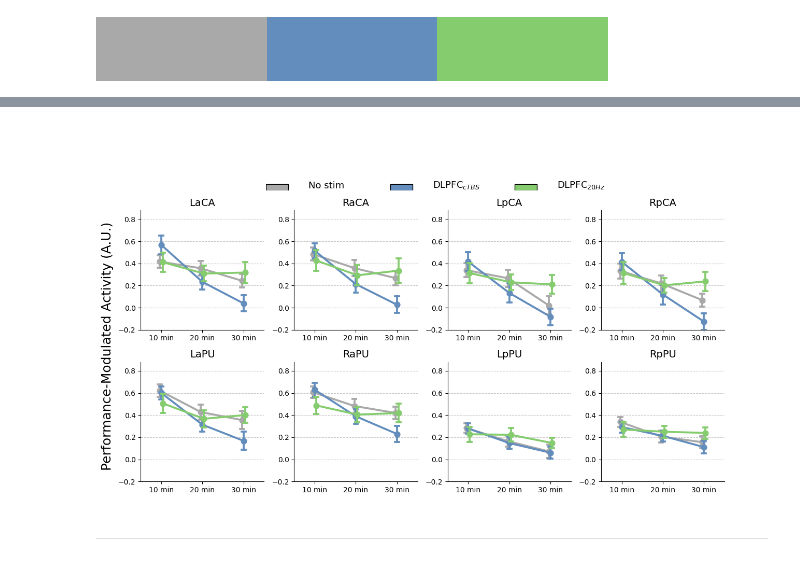
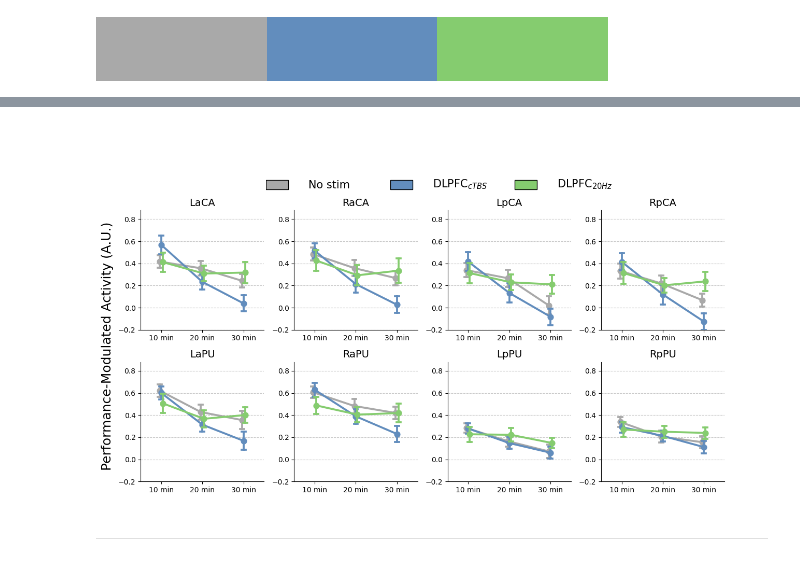
Before and after one commit to psb629/CommonLab, a Jupyter notebook: GP/scripts/fMRI.fig.3c.S2.ipynb, the cells around one changed output, grey strips where cells are left out. Cells and saved outputs as stored; diff of their text form; code cells hidden in the pictures.

```diff
--- a/GP/scripts/fMRI.fig.3c.S2.ipynb
+++ b/GP/scripts/fMRI.fig.3c.S2.ipynb
@@ -197,6 +198,6 @@ list_label=[
 dict_nvoxels = {}
 tmp = img_mask.get_fdata().astype(int)
 for ii, l in enumerate(list_label):
-    dict_nvoxels[l] = len(tmp[tmp==ii+1])
+    dict_nvoxels[l] = len(tmp[tmp==ii])
 dict_nvoxels
 # %% [output]
@@ -256,7 +258,7 @@ for run in list_run:
 
 #         beta = masking.apply_mask(imgs=fname, mask_img=img)
         betas = masker.fit_transform(fname)[0]
-        for ii, roi in enumerate(list_label):
+        for ii, roi in enumerate(list_label[1:]):
             new_row = pd.Series(
                 {
                     'subj':subj, 'group':group, 'run':run,
@@ -492,0 +434,5 @@ fig.savefig(
+# %%
+df_tmp = df[df.run.isin(['r01','r03'])]
+pivot = df_tmp.pivot_table(index=['subj', 'group', 'roi'], columns='run', values='beta').reset_index(drop=False)
+pivot['beta_diff'] = pivot['r03'] - pivot['r01']
+pivot
@@ -492,0 +453,11 @@ fig.savefig(
+# %%
+for roi in list_label:
+    a = pivot[(pivot.roi==roi)&(pivot.group=='no_stim')].beta_diff
+    b = pivot[(pivot.roi==roi)&(pivot.group=='DLPFC_cTBS')].beta_diff
+
+    # Perform an independent t-test
+    res = stats.ttest_ind(a, b)
+    tval, pval = res
+    dof = res.df
+
+    print('%s: t(%d)=%.2f (%sp=%.5f)'%(roi,dof,tval,convert_pvalue_to_asterisks(pval),pval))
@@ -606,28 +588,28 @@ DLPFC_cTBS vs DLPFC_20Hz (0.00000): ****
 # %%
 ### legend
 nax = fig.add_axes([0.25, 1, .8, 0.2])
 
 list_color = np.round(np.linspace(0, cmap.N-1, 3)).astype(int)
 
 for ii, group in enumerate(hue_order):
     if group == 'no_stim':
         gg = 'No stim'
     elif group == 'DLPFC_cTBS':
         gg = 'DLPFC$_{cTBS}$'
     elif group == 'DLPFC_20Hz':
         gg = 'DLPFC$_{20Hz}$'
 
     rgb = cmap(ii)
     dx = 0.25*ii
-    x, y = 0 + dx, 0
-    w, h = 0.045, 0.1
+    x, y = 0 + dx, 0.02
+    w, h = 0.045, 0.15
     nax.add_patch(Rectangle((x,y),w , h, facecolor=rgb, edgecolor='k'))
-    nax.text(x+.085, y, gg, fontsize=13, horizontalalignment='left', verticalalignment='bottom')
+    nax.text(x+.085, 0, gg, fontsize=15, horizontalalignment='left', verticalalignment='bottom')
 
 nax.axis('off')
 fig
 # %% [output]
-[figure, old version]
+[figure, new version]
 # %%
 fig.savefig(
     '/home/sungbeenpark/Github/labs/GP/results/fig.S2.png'
```
Also changed, not shown: parts of 17 cells of this notebook, 1 other file.
